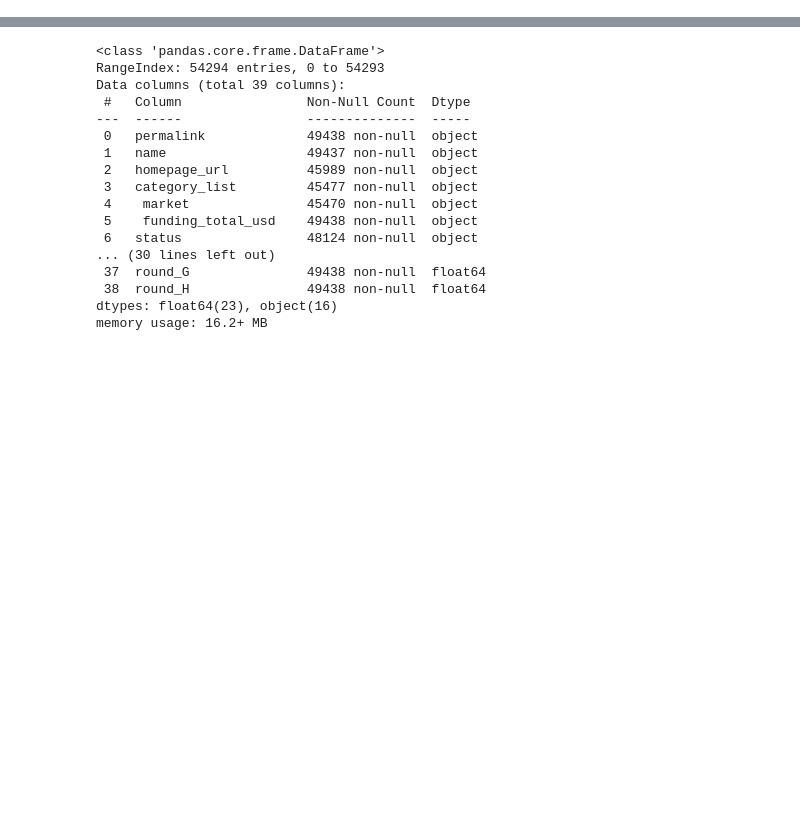
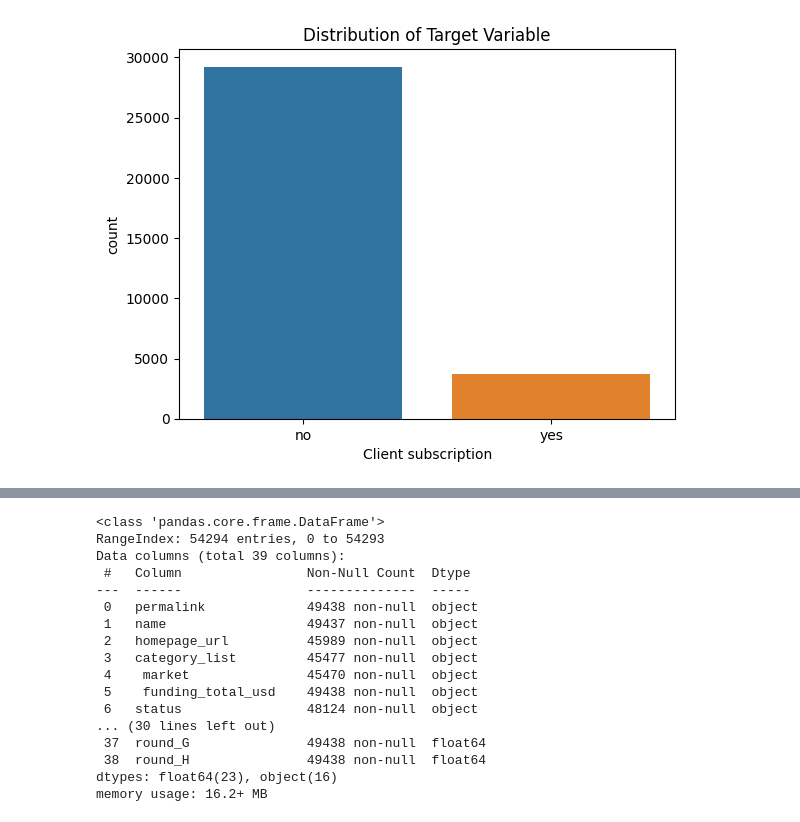
Before and after one commit to Meyssemmedini/Project-2, a Jupyter notebook: Project_2.ipynb, the cells around one changed output, grey strips where cells are left out. Cells and saved outputs as stored; diff of their text form; code cells hidden in the pictures; blank space fills up the shorter version.

```diff
--- a/Project_2.ipynb
+++ b/Project_2.ipynb
@@ -37,0 +78,3 @@ memory usage: 4.0+ MB
+# %%
+#drop duplicates
+df.drop_duplicates(inplace= True)
@@ -37,0 +164,2 @@ memory usage: 4.0+ MB
+# %%
+df.rename(columns={'y': 'Client subscription'}, inplace=True)
@@ -37,0 +196,7 @@ memory usage: 4.0+ MB
+# %%
+#bar plot to visualize the distribution of 'yes' and 'no' values of the target variable.
+sns.countplot(x='Client subscription', data=df)
+plt.title('Distribution of Target Variable')
+plt.show()
+# %% [output]
+[figure, added]
```
Also changed, not shown: parts of 19 cells of this notebook.
